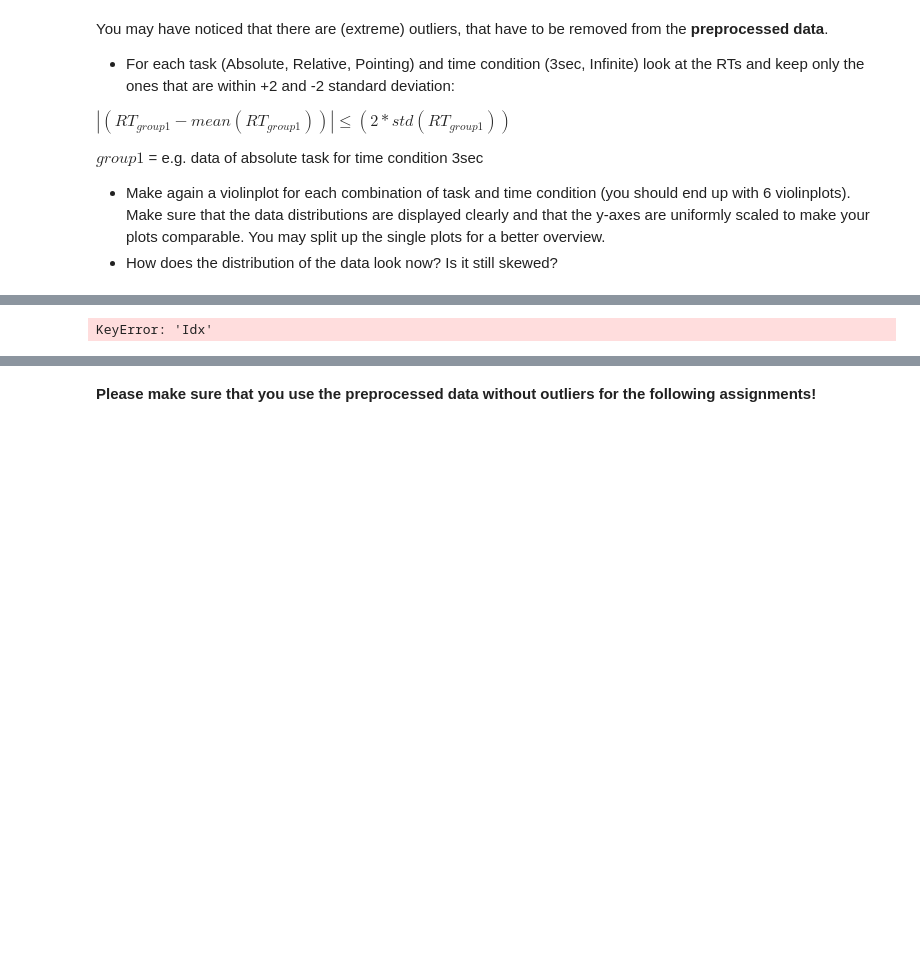
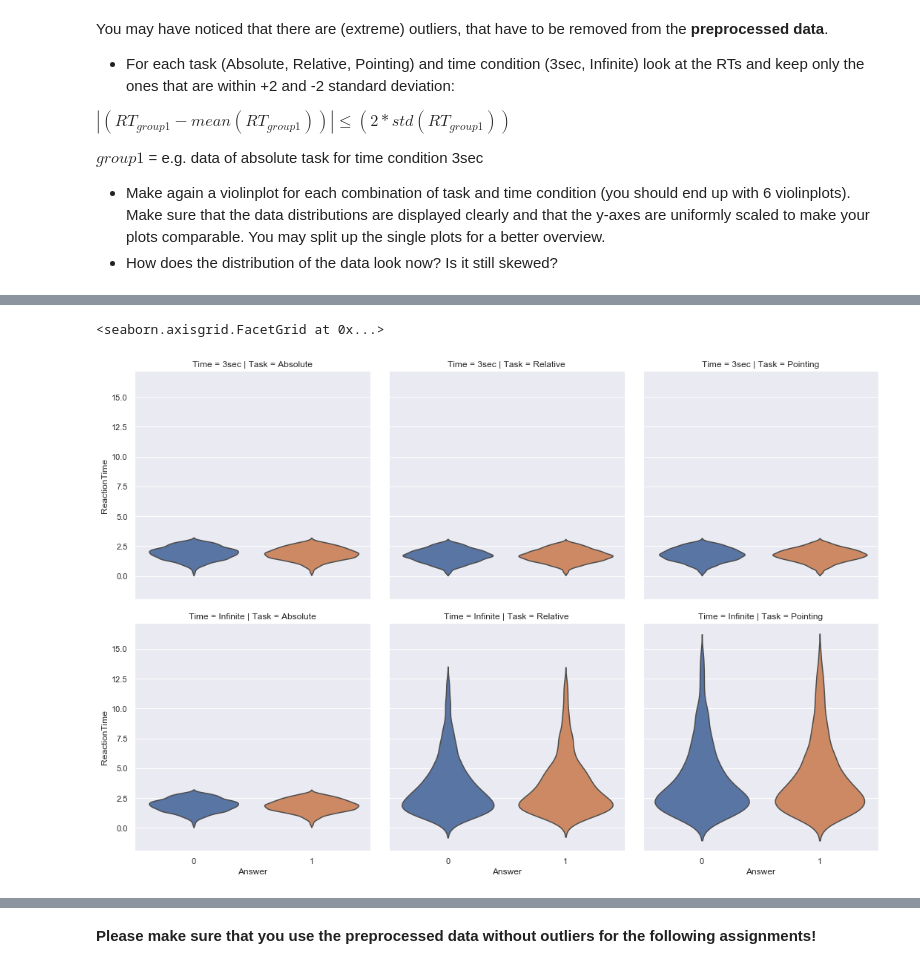
Before and after one commit to NBP-ACC/week-5-acc_9, a Jupyter notebook: sheet03.ipynb, the cells around one changed output, grey strips where cells are left out. Saved outputs shown, nothing was run; the diff lists cells and outputs as text; code cells hidden in the pictures; blank space fills up the shorter version.

```diff
--- a/sheet03.ipynb
+++ b/sheet03.ipynb
@@ -172,80 +172,57 @@ $group1$ = e.g. data of absolute task for time condition 3sec
 # %%
 print(dataframe['ReactionTime'].groupby([dataframe['Time'],dataframe['Task']]).mean())
 
-#Get rid of the outliers
+# list of names of tasks
 tasks = ["Absolute", "Relative", "Pointing"]
 
+# to store subsets of dataframe
 tasks_df = []
 
+# iterate over tasks, to access average values seperately
 for task in tasks:
-    print(task)
-    indeces = []
+
+    # save current task as subset of full dataframe
     current_task = dataframe[dataframe["Task"]==task]
+
+    # save conditions as subsets of current task
     current_taska = current_task[current_task['Time']== '3sec']
     current_taskb = current_task[current_task['Time']== 'Infinite']
-    print(current_taska.shape)
-    print(current_taska)
 
+    # list to store indeces of outliers
     indeces = []
-#Problem ist glaube ich dass wir die Indeces ignorieren wenn wir das dataframe erstellen aber wir brauchen die hier
+
+    #iterate through all 3sec runs to find outliers
     for idx, i in enumerate(current_taska["ReactionTime"]):
         if(abs((i -(current_taska['ReactionTime'].mean())) > (2*current_taska['ReactionTime'].std() ))):
 
+            # store index of outlier
             indeces.append(idx)
 
+    # remove outlier from our subset
+    current_taska.drop(current_taska.index[indeces], inplace=True)
+    # store subset in list
+    tasks_df.append(current_taska)
 
-    print(indeces)
-    current_taska["Idx"].drop(indeces)
-    print(current_taska.shape)
+    # set indeces to empty list again
+    indeces = []
 
-    for i in current_taskb['ReactionTime']:
+    # iterate through infinite condition
+    for idx, i in enumerate(current_taskb['ReactionTime']):
         if(abs((i -(current_taskb['ReactionTime'].mean())) > (2*current_taskb['ReactionTime'].std() ))):
 
-            print (i)
+            # store index of outlier
+            indeces.append(idx)
 
+    # remove outlier from subset
+    current_taskb.drop(current_taskb.index[indeces], inplace=True)
+    # store subset in list
+    tasks_df.append(current_taskb)
 
-"""for task in tasks:
-    print(task)
-    indeces = []
-    current_task = dataframe[dataframe["Task"]==task]
-    current_taska = current_task[current_task['Time']== '3sec']
-    current_taskb = current_task[current_task['Time']== 'Infinite']
-
-
-
-    for i in current_taska['ReactionTime']:
-        if(abs((i -(current_taska['ReactionTime'].mean())) > (2*current_taska['ReactionTime'].std() ))):
-
-            print (i)
-
-    for i in current_taskb['ReactionTime']:
-        if(abs((i -(current_taskb['ReactionTime'].mean())) > (2*current_taskb['ReactionTime'].std() ))):
-
-            print (i)
-"""
-
-
-"""
-tasks = ["Absolute", "Relative", "Pointing"]
-
-tasks_df = []
-
-for task in tasks:
-    indeces = []
-    current_task = dataframe[dataframe["Task"]==task]
-
-    for index, row in current_task.iterrows():
-        if abs(row["ReactionTime"] - current_task["ReactionTime"].mean()) > (2* (current_task["ReactionTime"].std())):
-            indeces.append(index)
-    current_task.drop(indeces)
-    tasks_df.append(current_task)
-
-dataframe_wo_outliers = pd.concat(tasks_df)
-"""
+# create a dataframe without outliers by concatenating the preprocessed subsets
+dataframe_wo_outliers = pd.concat(tasks_df, ignore_index = True)
 
 #plot with new data
 sns.catplot(data = dataframe_wo_outliers, x='Answer', y='ReactionTime', col='Task', row='Time', kind= 'violin',inner = None)
-#We can see that the date is more dense now as expected.
 # %% [output]
 Time      Task
 3sec      Absolute    1.896475
@@ -267 +235,2 @@ Absolute
-KeyError: 'Idx'
+<seaborn.axisgrid.FacetGrid at 0x...>
+[figure, added]
```
Also changed, not shown: parts of 9 cells of this notebook.
